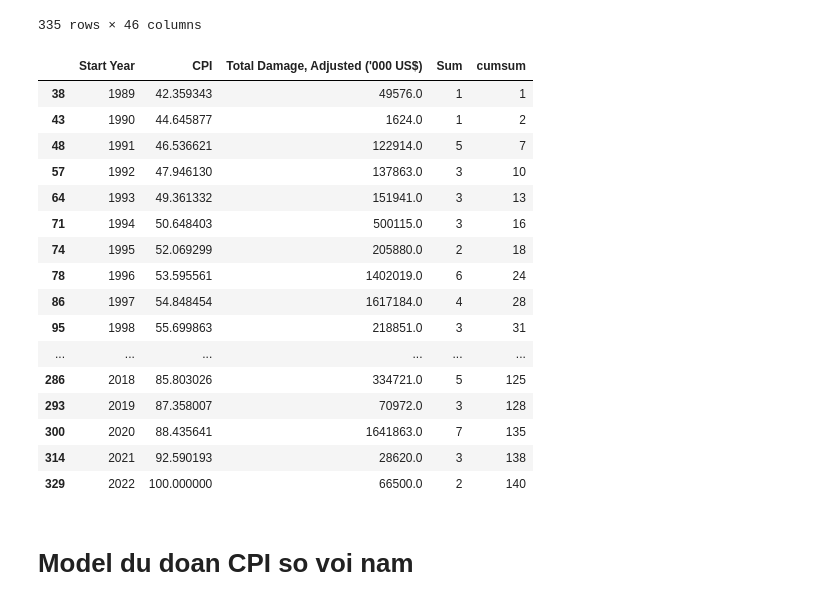
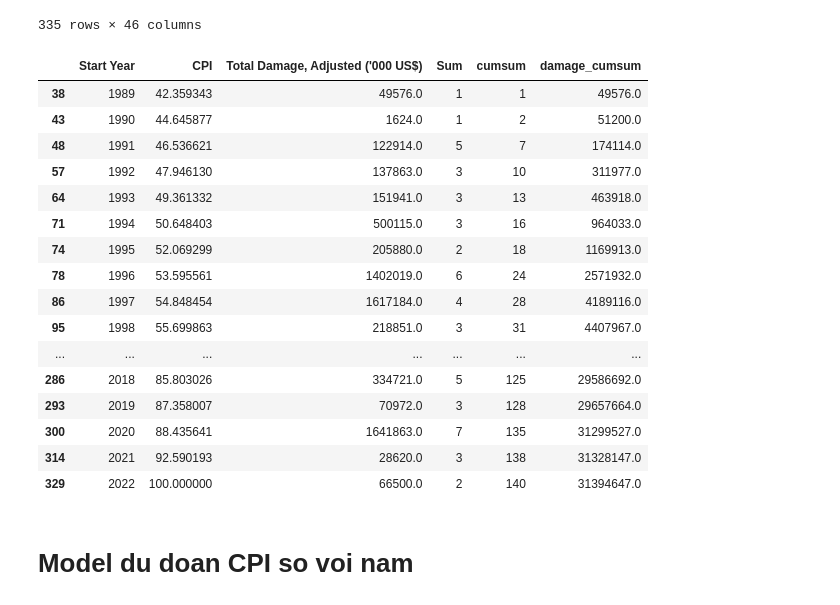
Before and after one commit to afurrydoingcodingbecauseyes/CPI_prediction-model_in-Vietnam, a Jupyter notebook: models.ipynb, the cells around one changed output. Cells and saved outputs as stored; diff of their text form; code cells hidden in the pictures.

```diff
--- a/models.ipynb
+++ b/models.ipynb
@@ -35,32 +35,33 @@ df
 # %%
 df = pd.read_csv("data/data.csv")
 # df = df[df["Disaster Type"] == "Flood"]
 df = df[df["Start Year"] >= 1989]
 df  = df[["Start Year", "CPI", "Total Damage, Adjusted ('000 US$)"]]
 df = df.dropna(subset = "Total Damage, Adjusted ('000 US$)")
 df[["Sum"]] = df.groupby(["Start Year"])[["CPI"]].transform("count")
 df["Total Damage, Adjusted ('000 US$)"] = df.groupby(["Start Year"])["Total Damage, Adjusted ('000 US$)"].transform("sum")
 df = df.drop_duplicates()
 df["cumsum"] = df["Sum"].cumsum()
+df["damage_cumsum"] = df["Total Damage, Adjusted ('000 US$)"].cumsum()
 df
 # %% [output]
-|  | Start Year | CPI | Total Damage, Adjusted ('000 US$) | Sum | cumsum |
-| 38 | 1989 | 42.359343 | 49576.0 | 1 | 1 |
-| 43 | 1990 | 44.645877 | 1624.0 | 1 | 2 |
-| 48 | 1991 | 46.536621 | 122914.0 | 5 | 7 |
-| 57 | 1992 | 47.946130 | 137863.0 | 3 | 10 |
-| 64 | 1993 | 49.361332 | 151941.0 | 3 | 13 |
-| 71 | 1994 | 50.648403 | 500115.0 | 3 | 16 |
-| 74 | 1995 | 52.069299 | 205880.0 | 2 | 18 |
-| 78 | 1996 | 53.595561 | 1402019.0 | 6 | 24 |
-| 86 | 1997 | 54.848454 | 1617184.0 | 4 | 28 |
-| 95 | 1998 | 55.699863 | 218851.0 | 3 | 31 |
-| ... | ... | ... | ... | ... | ... |
-| 286 | 2018 | 85.803026 | 334721.0 | 5 | 125 |
-| 293 | 2019 | 87.358007 | 70972.0 | 3 | 128 |
-| 300 | 2020 | 88.435641 | 1641863.0 | 7 | 135 |
-| 314 | 2021 | 92.590193 | 28620.0 | 3 | 138 |
-| 329 | 2022 | 100.000000 | 66500.0 | 2 | 140 |
+|  | Start Year | CPI | Total Damage, Adjusted ('000 US$) | Sum | cumsum | damage_cumsum |
+| 38 | 1989 | 42.359343 | 49576.0 | 1 | 1 | 49576.0 |
+| 43 | 1990 | 44.645877 | 1624.0 | 1 | 2 | 51200.0 |
+| 48 | 1991 | 46.536621 | 122914.0 | 5 | 7 | 174114.0 |
+| 57 | 1992 | 47.946130 | 137863.0 | 3 | 10 | 311977.0 |
+| 64 | 1993 | 49.361332 | 151941.0 | 3 | 13 | 463918.0 |
+| 71 | 1994 | 50.648403 | 500115.0 | 3 | 16 | 964033.0 |
+| 74 | 1995 | 52.069299 | 205880.0 | 2 | 18 | 1169913.0 |
+| 78 | 1996 | 53.595561 | 1402019.0 | 6 | 24 | 2571932.0 |
+| 86 | 1997 | 54.848454 | 1617184.0 | 4 | 28 | 4189116.0 |
+| 95 | 1998 | 55.699863 | 218851.0 | 3 | 31 | 4407967.0 |
+| ... | ... | ... | ... | ... | ... | ... |
+| 286 | 2018 | 85.803026 | 334721.0 | 5 | 125 | 29586692.0 |
+| 293 | 2019 | 87.358007 | 70972.0 | 3 | 128 | 29657664.0 |
+| 300 | 2020 | 88.435641 | 1641863.0 | 7 | 135 | 31299527.0 |
+| 314 | 2021 | 92.590193 | 28620.0 | 3 | 138 | 31328147.0 |
+| 329 | 2022 | 100.000000 | 66500.0 | 2 | 140 | 31394647.0 |
 # %% [markdown]
 # Model du doan CPI so voi nam
 # %%
```
Also changed, not shown: parts of 3 cells of this notebook.
